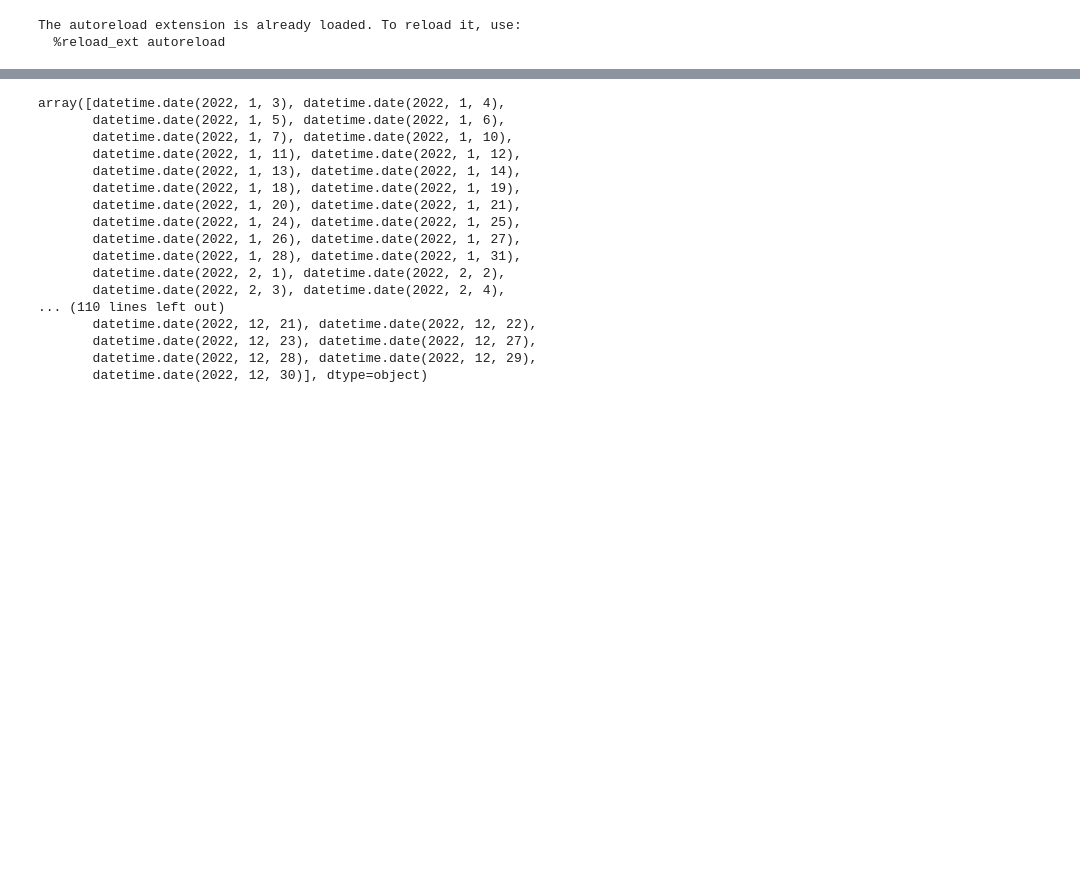
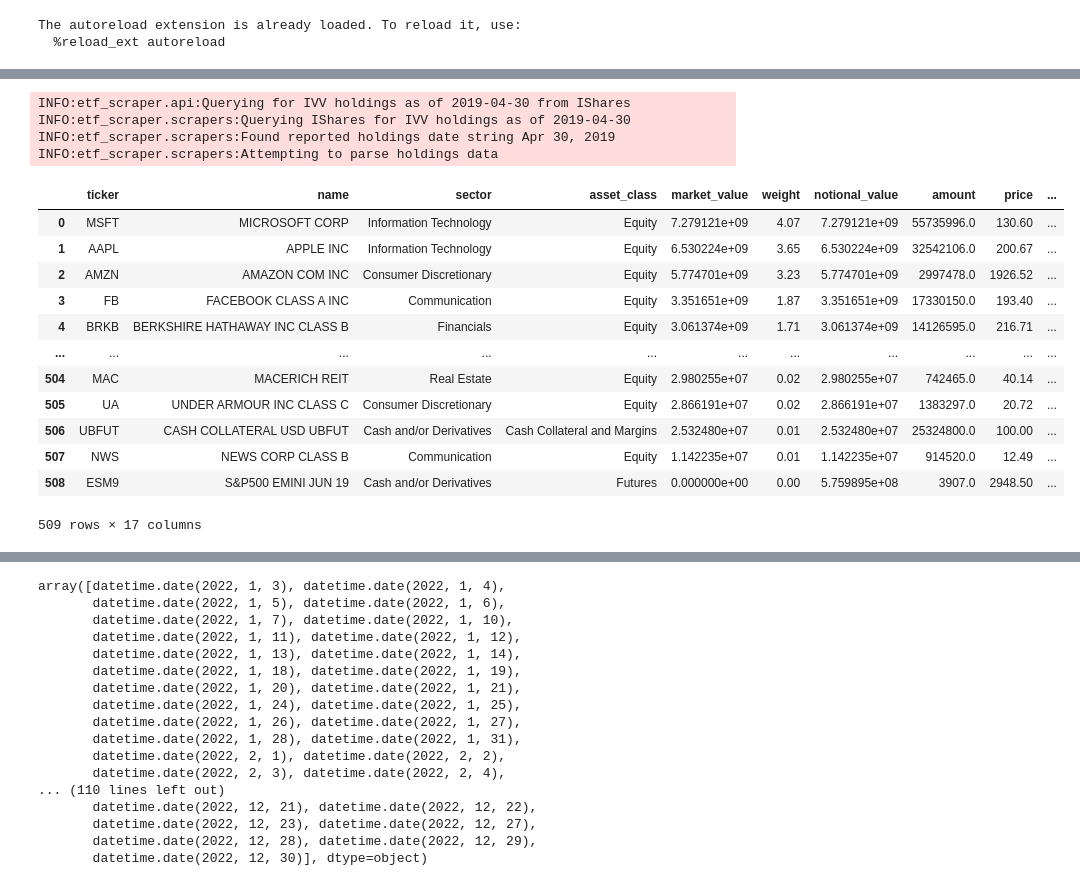
Before and after one commit to nikulpatel3141/ETF-Scraper, a Jupyter notebook: Notebooks/scripting.ipynb, the cells around one changed output, grey strips where cells are left out. Cells and saved outputs as stored; diff of their text form; code cells hidden in the pictures; blank space fills up the shorter version.

Commit message:
scripting for historical query function

```diff
--- a/Notebooks/scripting.ipynb
+++ b/Notebooks/scripting.ipynb
@@ -364,0 +401,20 @@ a = query_range(query_dates[:5], query_tickers, ETFScraper(), "/tmp/out/", name_
+# %%
+ETFScraper().query_holdings("IVV", '2019-04-30')
+# %% [output]
+INFO:etf_scraper.api:Querying for IVV holdings as of 2019-04-30 from IShares
+INFO:etf_scraper.scrapers:Querying IShares for IVV holdings as of 2019-04-30
+INFO:etf_scraper.scrapers:Found reported holdings date string Apr 30, 2019
+INFO:etf_scraper.scrapers:Attempting to parse holdings data
+|  | ticker | name | sector | asset_class | market_value | weight | notional_value | amount | price | ... |
+| 0 | MSFT | MICROSOFT CORP | Information Technology | Equity | 7.279121e+09 | 4.07 | 7.279121e+09 | 55735996.0 | 130.60 | ... |
+| 1 | AAPL | APPLE INC | Information Technology | Equity | 6.530224e+09 | 3.65 | 6.530224e+09 | 32542106.0 | 200.67 | ... |
+| 2 | AMZN | AMAZON COM INC | Consumer Discretionary | Equity | 5.774701e+09 | 3.23 | 5.774701e+09 | 2997478.0 | 1926.52 | ... |
+| 3 | FB | FACEBOOK CLASS A INC | Communication | Equity | 3.351651e+09 | 1.87 | 3.351651e+09 | 17330150.0 | 193.40 | ... |
+| 4 | BRKB | BERKSHIRE HATHAWAY INC CLASS B | Financials | Equity | 3.061374e+09 | 1.71 | 3.061374e+09 | 14126595.0 | 216.71 | ... |
+| ... | ... | ... | ... | ... | ... | ... | ... | ... | ... | ... |
+| 504 | MAC | MACERICH REIT | Real Estate | Equity | 2.980255e+07 | 0.02 | 2.980255e+07 | 742465.0 | 40.14 | ... |
+| 505 | UA | UNDER ARMOUR INC CLASS C | Consumer Discretionary | Equity | 2.866191e+07 | 0.02 | 2.866191e+07 | 1383297.0 | 20.72 | ... |
+| 506 | UBFUT | CASH COLLATERAL USD UBFUT | Cash and/or Derivatives | Cash Collateral and Margins | 2.532480e+07 | 0.01 | 2.532480e+07 | 25324800.0 | 100.00 | ... |
+| 507 | NWS | NEWS CORP CLASS B | Communication | Equity | 1.142235e+07 | 0.01 | 1.142235e+07 | 914520.0 | 12.49 | ... |
+| 508 | ESM9 | S&P500 EMINI JUN 19 | Cash and/or Derivatives | Futures | 0.000000e+00 | 0.00 | 5.759895e+08 | 3907.0 | 2948.50 | ... |
+509 rows × 17 columns
```
Also changed, not shown: parts of 10 cells of this notebook.
